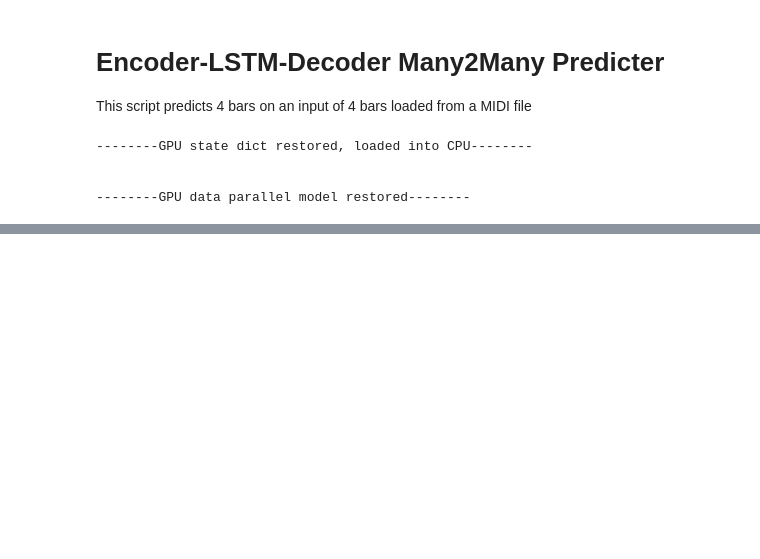
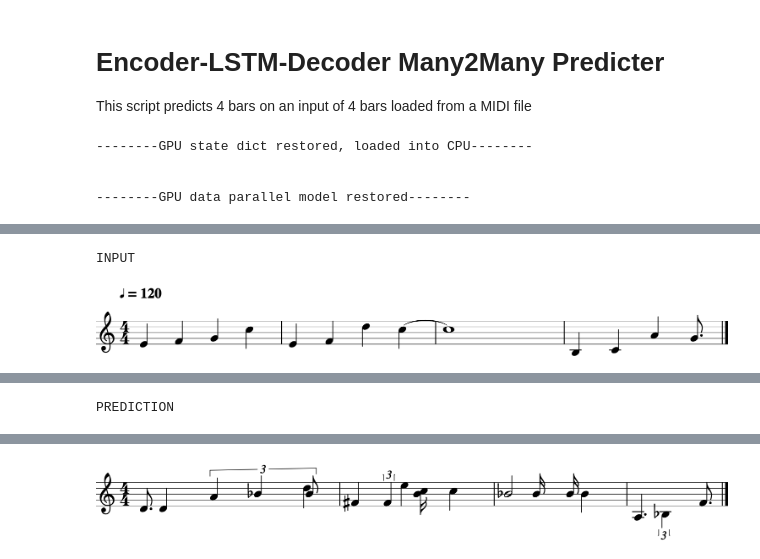
Before and after one commit to Roboy/tss18-robotsinmusicalimprovisation, a Jupyter notebook: LSTM/Predicter_VAE_LSTM_Many2Many.ipynb, the cells around one changed output, grey strips where cells are left out. Cells and saved outputs as stored; diff of their text form; code cells hidden in the pictures; blank space fills up the shorter version.

```diff
--- a/LSTM/Predicter_VAE_LSTM_Many2Many.ipynb
+++ b/LSTM/Predicter_VAE_LSTM_Many2Many.ipynb
@@ -67 +65,7 @@ PREDICTION
 [interactive output not drawn]
+# %%
+predict('../../Wikifonia_validation/Johnny-Mandel,-Morgan-Ames---Unless-It\'s-You.mid',
+                lstm_model, vae_model, temperature=temperature, play_bar=16, is_4bar_model=True)
+# %% [output]
+INPUT
+[figure, added]
@@ -67,0 +73 @@ PREDICTION
+PREDICTION
@@ -67,0 +76 @@ PREDICTION
+[figure, added]
```
Also changed, not shown: parts of 6 cells of this notebook, 8 other files.
